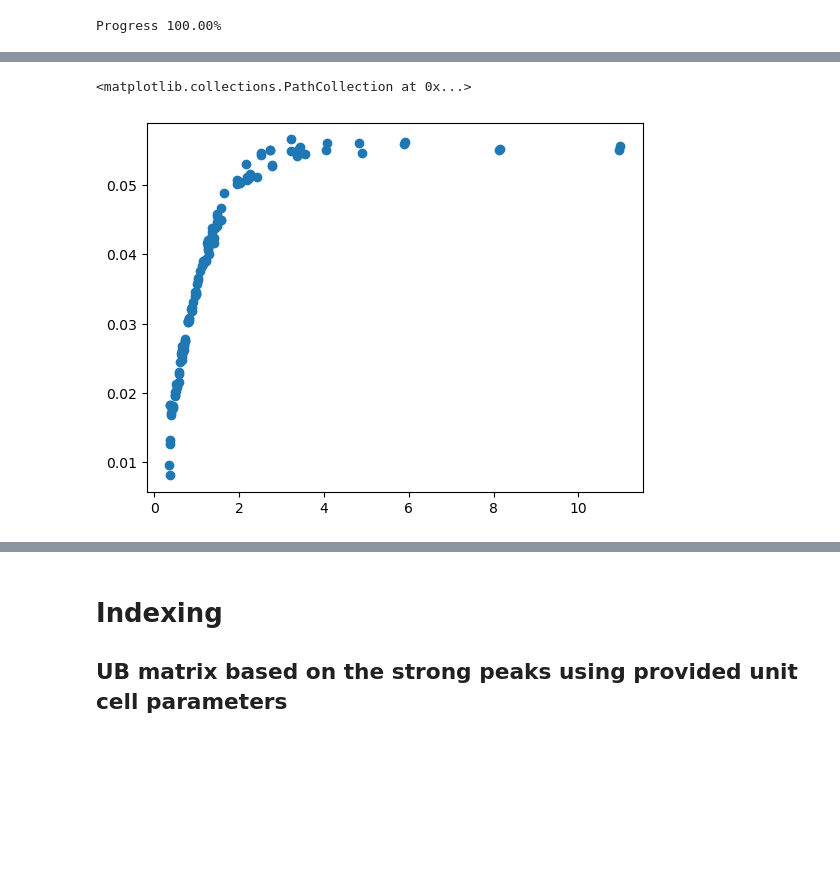
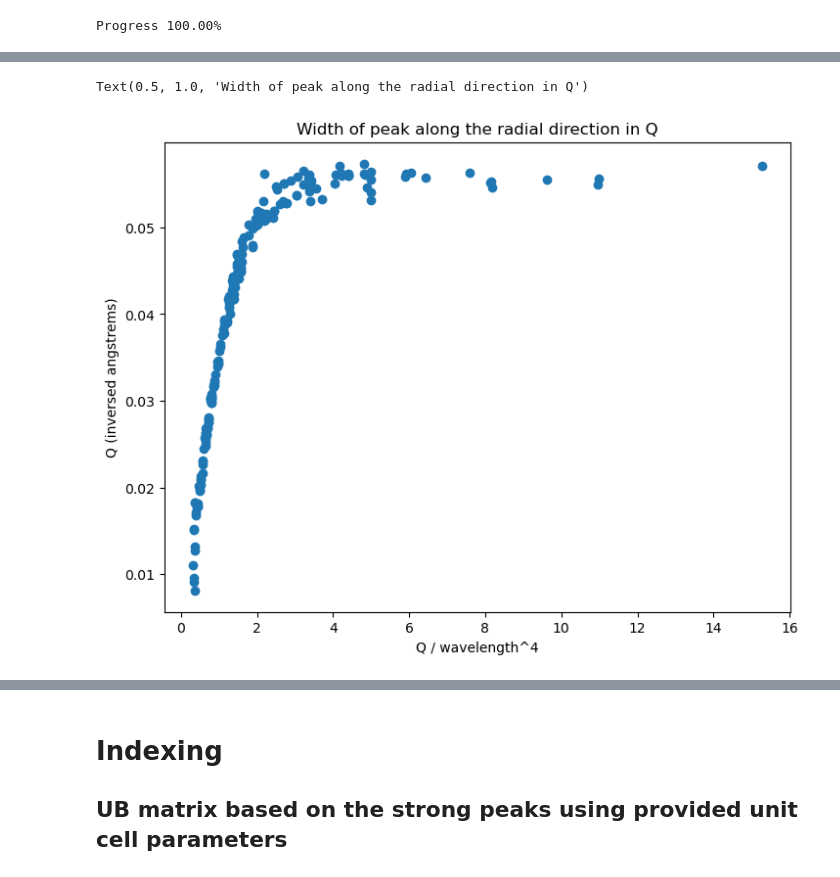
Before and after one commit to scipp/magic-notebooks, a Jupyter notebook: scipp_code.ipynb, the cells around one changed output, grey strips where cells are left out. Saved outputs shown, nothing was run; the diff lists cells and outputs as text; code cells hidden in the pictures; blank space fills up the shorter version.

```diff
--- a/scipp_code.ipynb
+++ b/scipp_code.ipynb
@@ -565,8 +600,8 @@ def normalize_per_cave_monitor(da_q_event, da_cm, factor=0.1):
     da_q_event_reduced.data  = da_q_event_reduced.data /sc.array(dims=("event",), values=coeff, unit=da_q_event_reduced.data.unit)
     return da_q_event_reduced
 # %%
-da_q_event_reduced = normalize_per_cave_monitor(da_q_event, da_cm, factor=0.1)
-da_q_event_reduced
+da_q_event_normalized = normalize_per_cave_monitor(da_q_event, da_cm, factor=0.1)
+da_q_event_normalized
 # %% [output]
 Minimal wavelength is 0.62149 Å
 Maximal wavelength is 1.91211 Å
@@ -745,8 +787,8 @@ def find_multiple_peaks_accel(
     return da
 # %%
 da_peaks = find_multiple_peaks_accel(
-    events_coords=da_q_event_reduced.coords['Q_vec_rot'],
-    events_weight=da_q_event_reduced.data,
+    events_coords=da_q_event_normalized.coords['Q_vec_rot'],
+    events_weight=da_q_event_normalized.data,
     merge_radius=0.1,
     basin_radius=0.2,
     max_seeds=5000,
@@ -770,8 +857,8 @@ l_xy = []
 for ind_peak in range(N_peak):
     print(f"Progress {100*(ind_peak+1)/N_peak:.2f}%",end="\r")
     q_peak = da_peaks.coords["Q_vec_rot"][ind_peak]
-    flag_peak = sc.norm(da_q_event_reduced.coords['Q_vec_rot']-q_peak)<sc.scalar(0.1, unit="1/Angstrom")
-    da = da_q_event_reduced[flag_peak]
+    flag_peak = sc.norm(da_q_event_normalized.coords['Q_vec_rot']-q_peak)<sc.scalar(0.1, unit="1/Angstrom")
+    da = da_q_event_normalized[flag_peak]
 
     np_q_vec = da.coords['Q_vec_rot'].values
 
@@ -805,5 +892,6 @@ for ind_peak in range(N_peak):
     l_xy.append((da_hist.coords["norm_Q"].values[:-1], da_hist.data.values))
 
     l_q_peak_std.append((mu_par, sigma_par, sigma_perp, wavelength,tth))
+np_peak_param = numpy.array(l_q_peak_std,dtype=float).transpose()
 # %% [output]
 Progress 100.00%
@@ -841,0 +898,8 @@ plt.scatter(np_peak_param[0,:n_max], np_peak_param[1,:n_max])
+# %%
+n_max = 200
+fig = plt.figure()
+ax = fig.add_axes((0,0,1,1))
+ax.scatter(np_peak_param[0,:n_max], np_peak_param[1,:n_max])
+ax.set_xlabel("Q (inversed angstrems)")
+ax.set_ylabel("Delta Q (inversed angstrems)")
+ax.set_title("Width of peak along the radial direction in Q")
@@ -842,6 +909,10 @@ plt.scatter(np_peak_param[0,:n_max], np_peak_param[1,:n_max])
 # %%
-n_max = 120
-plt.scatter(np_peak_param[0,:n_max]*numpy.power(np_peak_param[3,:n_max],-4), np_peak_param[1,:n_max])
+fig = plt.figure()
+ax = fig.add_axes((0,0,1,1))
+ax.scatter(np_peak_param[0,:n_max]*numpy.power(np_peak_param[3,:n_max],-4), np_peak_param[1,:n_max])
+ax.set_xlabel("Q / wavelength^4")
+ax.set_ylabel("delta Q (inversed angstrems)")
+ax.set_title("Width of peak along the radial direction in Q")
 # %% [output]
-<matplotlib.collections.PathCollection at 0x...>
+Text(0.5, 1.0, 'Width of peak along the radial direction in Q')
-[figure, old version]
+[figure, new version]
```
Also changed, not shown: parts of 77 cells of this notebook.
